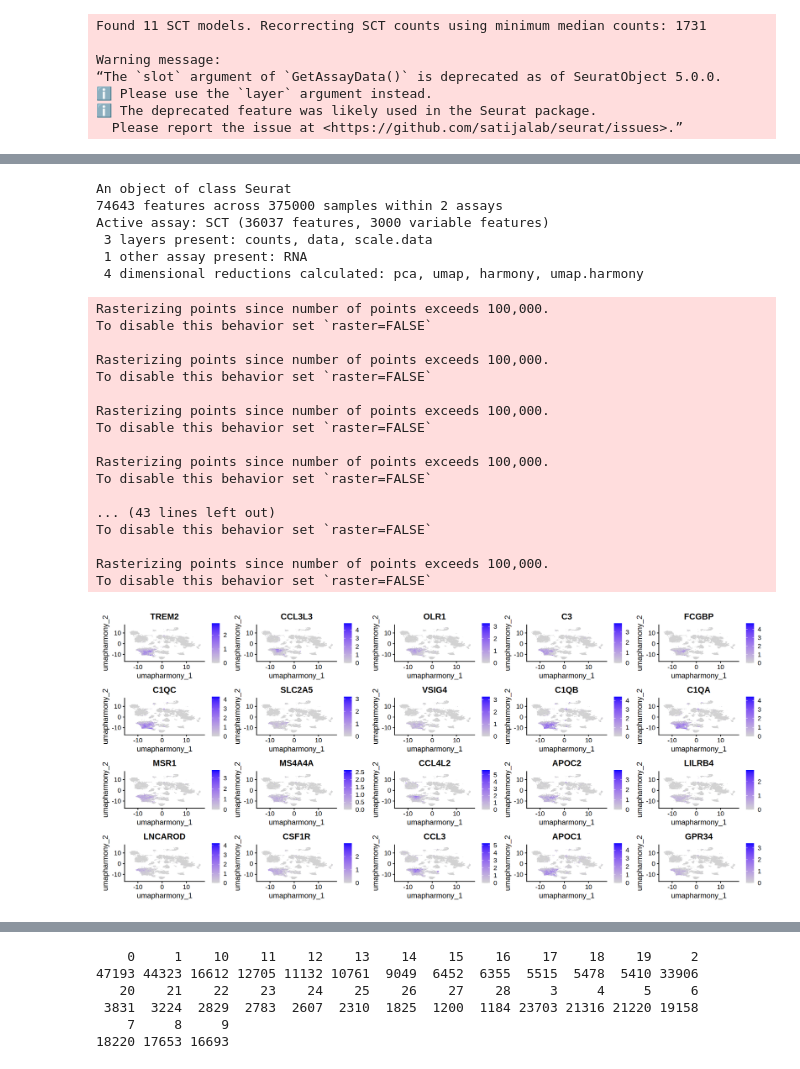
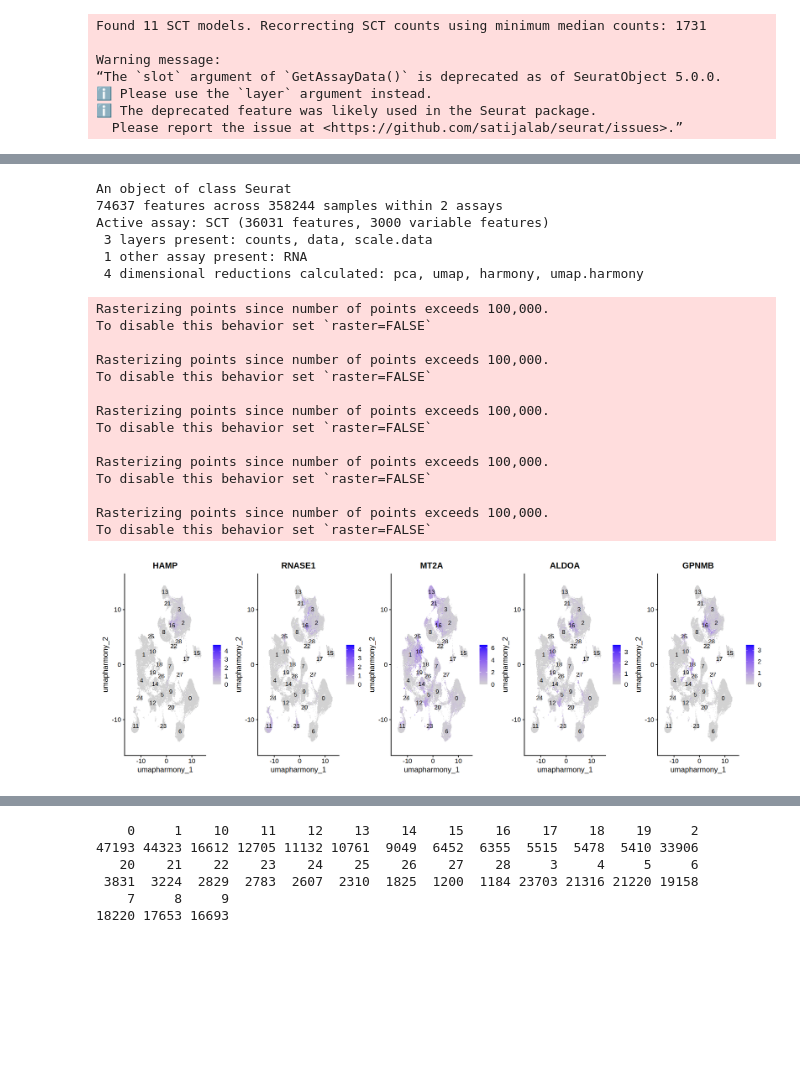
Before and after one commit to bao-mathmod/Gliomas, a Jupyter notebook: 04.upstream/4.3_scRNA/02.downstream/01_integrate_eda.ipynb, the cells around one changed output, grey strips where cells are left out. Cells and saved outputs as stored; diff of their text form; code cells hidden in the pictures; blank space fills up the shorter version.

```diff
--- a/04.upstream/4.3_scRNA/02.downstream/01_integrate_eda.ipynb
+++ b/04.upstream/4.3_scRNA/02.downstream/01_integrate_eda.ipynb
@@ -35,7 +35,8 @@ plot_dir <- file.path('/mnt/18T/chibao/gliomas/data/upstream/scRNA/official/inte
 # %% [markdown]
 #  Load Data
 # %%
-obj <- readRDS('/mnt/18T/chibao/gliomas/data/upstream/scRNA/official/integrated_v5_optimized/scrna_integrated_harmony_final.rds')
+# obj <- readRDS('/mnt/18T/chibao/gliomas/data/upstream/scRNA/official/integrated_v5_optimized/scrna_integrated_harmony_final.rds')
+obj <- readRDS('/mnt/18T/chibao/gliomas/data/upstream/scRNA/official/integrated_v5_optimized/adult/harmony_integrated_adult_final.rds')
 obj
 # %% [output]
 An object of class Seurat
@@ -323,40 +356,37 @@ A data.frame: 10 × 7
 obj
 # %% [output]
 An object of class Seurat
-74643 features across 375000 samples within 2 assays
-Active assay: SCT (36037 features, 3000 variable features)
+74637 features across 358244 samples within 2 assays
+Active assay: SCT (36031 features, 3000 variable features)
  3 layers present: counts, data, scale.data
  1 other assay present: RNA
  4 dimensional reductions calculated: pca, umap, harmony, umap.harmony
 # %%
-# Get top 6 markers from cluster 0
-top_markers <- cluster0$gene[1:20]
+# Get top 6 markers from cluster 16
+top_markers <- cluster16$gene[11:15]
 
 # Create feature plots with custom settings
-options(repr.plot.width = 18, repr.plot.height = 8)
+options(repr.plot.width = 18, repr.plot.height = 6)
 p3 <- FeaturePlot(obj,
             features = top_markers,
             reduction = "umap.harmony",
-            ncol = 5)
+            ncol = 5, label = TRUE)
 p3
 # %% [output]
 Rasterizing points since number of points exceeds 100,000.
 To disable this behavior set `raster=FALSE`
 
 Rasterizing points since number of points exceeds 100,000.
 To disable this behavior set `raster=FALSE`
 
 Rasterizing points since number of points exceeds 100,000.
 To disable this behavior set `raster=FALSE`
 
 Rasterizing points since number of points exceeds 100,000.
 To disable this behavior set `raster=FALSE`
 
-... (43 lines left out)
-To disable this behavior set `raster=FALSE`
-
 Rasterizing points since number of points exceeds 100,000.
 To disable this behavior set `raster=FALSE`
-[figure, old version]
+[figure, new version]
 # %%
 options(repr.plot.width = 10, repr.plot.height = 8)
```
Also changed, not shown: parts of 33 cells of this notebook, 1 other file.
